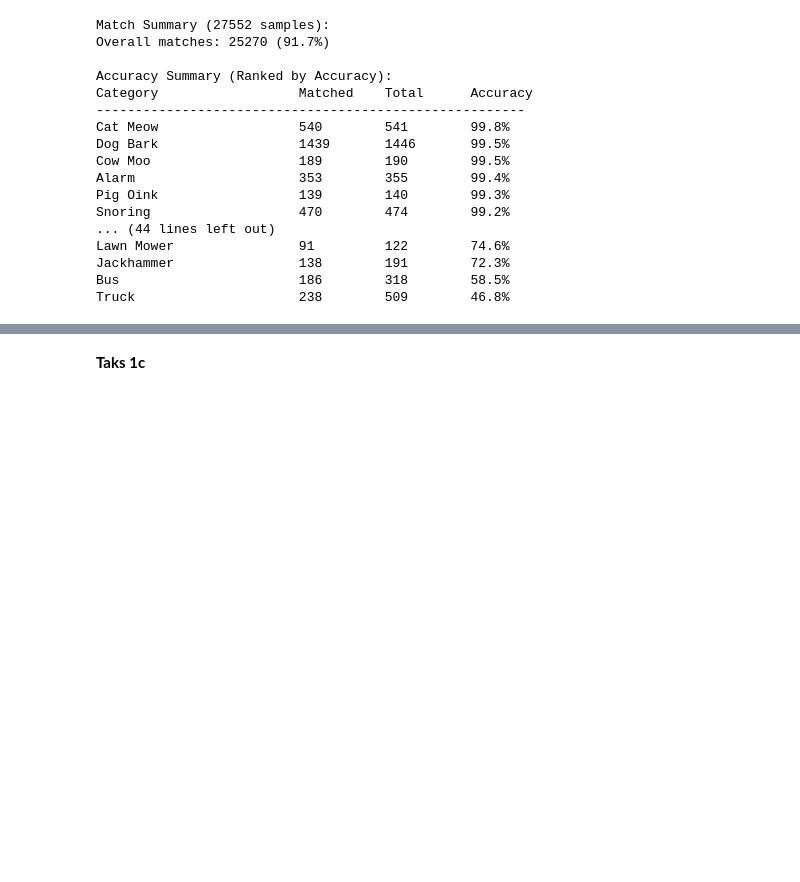
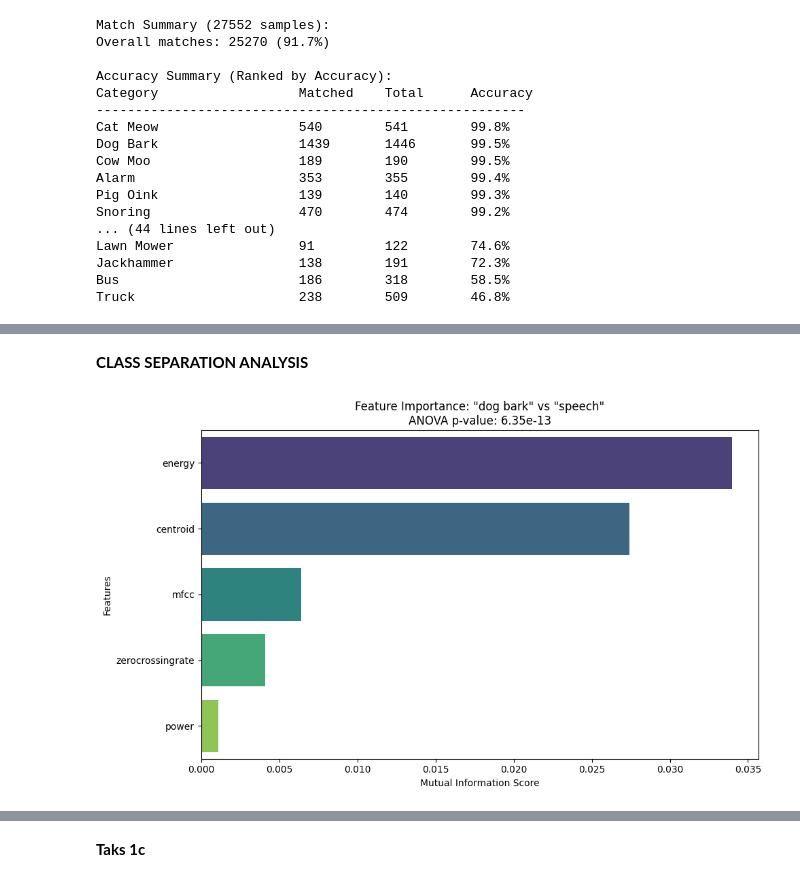
Before and after one commit to 8asic/mlpc2025-sound-event-detection, a Jupyter notebook: T3-Classification/1. Labeling Function.ipynb, the cells around one changed output, grey strips where cells are left out. Cells and saved outputs as stored; diff of their text form; code cells hidden in the pictures; blank space fills up the shorter version.

```diff
--- a/T3-Classification/1. Labeling Function.ipynb
+++ b/T3-Classification/1. Labeling Function.ipynb
@@ -370,0 +396,53 @@ copy answer from task 3 of dataexploration since the plots are "identical"
+# %% [markdown]
+**CLASS SEPARATION ANALYSIS**
+# %%
+from sklearn.feature_selection import mutual_info_classif
+from scipy.stats import f_oneway
+
+# 4. Class Separation Analysis (Updated to resolve warning)
+def analyze_class_separation(class1, class2, feature_set):
+    common_indices = an_df.index.intersection(df_summary.index)
+    an_df_filtered = an_df.loc[common_indices]
+    df_summary_filtered = df_summary.loc[common_indices]
+
+    mask = an_df_filtered["labels"].isin([class1, class2])
+    y = an_df_filtered.loc[mask, "labels"].dropna()
+    X = df_summary_filtered.loc[y.index, feature_set].dropna(axis=1)
+    y = y.loc[X.index]
+
+    # Mutual Information
+    mi_scores = mutual_info_classif(X, y, random_state=42)
+    mi_df = pd.DataFrame({'Feature': feature_set, 'MI_Score': mi_scores})\
+           .sort_values('MI_Score', ascending=False)
+
+    # ANOVA test
+    groups = [X[y == cls].values for cls in [class1, class2]]
+    f, p = f_oneway(*groups)
+    p_value = p[0] if isinstance(p, np.ndarray) else p
+
+    # Plot results (updated to avoid warning)
+    plt.figure(figsize=(10, 6))
+    sns.barplot(
+        data=mi_df,
+        x='MI_Score',
+        y='Feature',
+        hue='Feature',  # Explicitly assign hue
+        palette='viridis',
+        legend=False    # Disable legend to avoid redundancy
+    )
+    plt.title(f'Feature Importance: "{class1}" vs "{class2}"\nANOVA p-value: {p_value:.2e}')
+    plt.xlabel('Mutual Information Score')
+    plt.ylabel('Features')
+    plt.tight_layout()
+    plt.show()
+
+    return mi_df
+
+# Example: Compare "dog bark" vs "speech"
+results = analyze_class_separation(
+    class1="dog bark",
+    class2="speech",
+    feature_set=['mfcc', 'power', 'centroid', 'energy', 'zerocrossingrate']
+)
+# %% [output]
+[figure, added]
```
Also changed, not shown: parts of 35 cells of this notebook.
